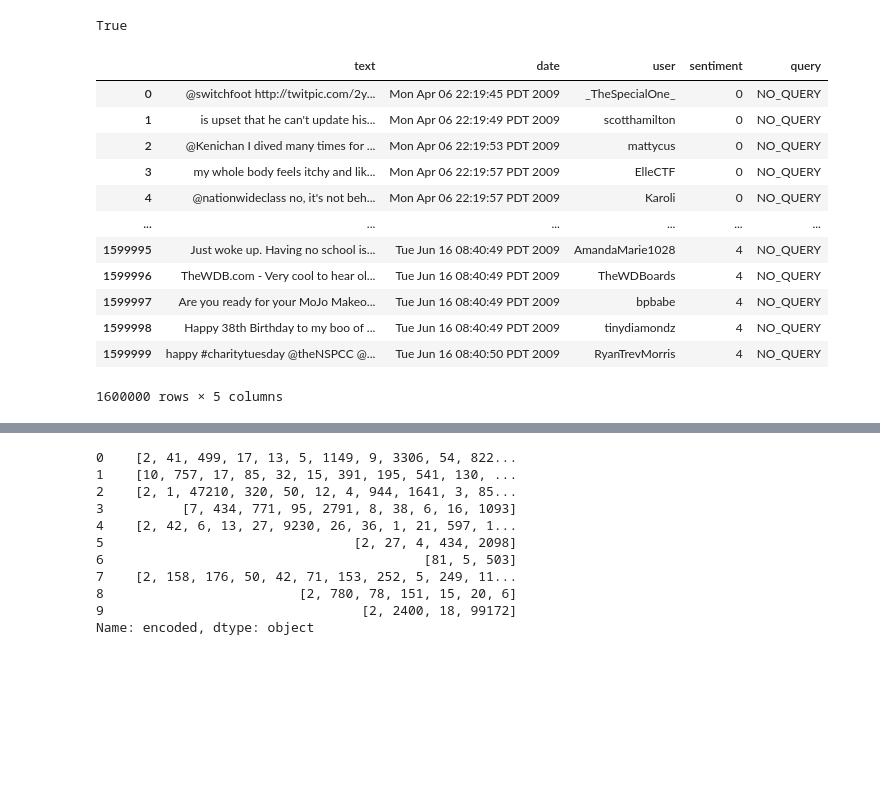
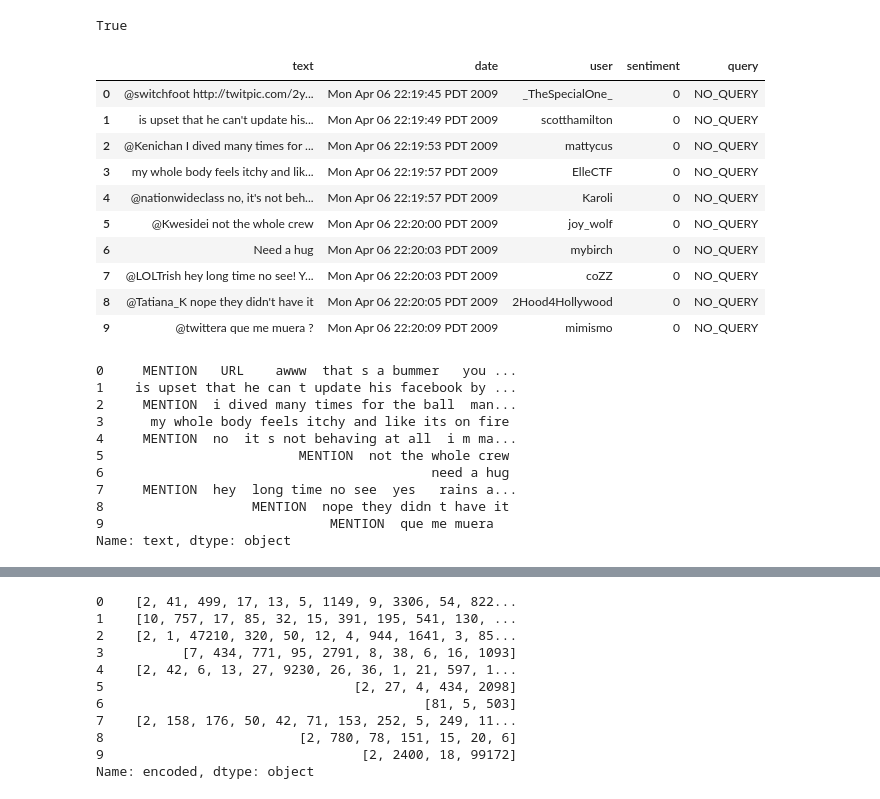
Before and after one commit to pouriaSameti/NLP, a Jupyter notebook: 3-RNN/Sentiment Analysis.ipynb, the cells around one changed output, grey strips where cells are left out. Cells and saved outputs as stored; diff of their text form; code cells hidden in the pictures; blank space fills up the shorter version.

```diff
--- a/3-RNN/Sentiment Analysis.ipynb
+++ b/3-RNN/Sentiment Analysis.ipynb
@@ -18,24 +18,21 @@ nltk.download('wordnet')
 True
 # %%
 dataset = pd.read_csv('Data/sentiment140.csv')
-dataset
+dataset[:10]
 # %% [output]
 |  | text | date | user | sentiment | query |
 | 0 | @switchfoot http://twitpic.com/2y... | Mon Apr 06 22:19:45 PDT 2009 | _TheSpecialOne_ | 0 | NO_QUERY |
 | 1 | is upset that he can't update his... | Mon Apr 06 22:19:49 PDT 2009 | scotthamilton | 0 | NO_QUERY |
 | 2 | @Kenichan I dived many times for ... | Mon Apr 06 22:19:53 PDT 2009 | mattycus | 0 | NO_QUERY |
 | 3 | my whole body feels itchy and lik... | Mon Apr 06 22:19:57 PDT 2009 | ElleCTF | 0 | NO_QUERY |
 | 4 | @nationwideclass no, it's not beh... | Mon Apr 06 22:19:57 PDT 2009 | Karoli | 0 | NO_QUERY |
-| ... | ... | ... | ... | ... | ... |
-| 1599995 | Just woke up. Having no school is... | Tue Jun 16 08:40:49 PDT 2009 | AmandaMarie1028 | 4 | NO_QUERY |
-| 1599996 | TheWDB.com - Very cool to hear ol... | Tue Jun 16 08:40:49 PDT 2009 | TheWDBoards | 4 | NO_QUERY |
-| 1599997 | Are you ready for your MoJo Makeo... | Tue Jun 16 08:40:49 PDT 2009 | bpbabe | 4 | NO_QUERY |
-| 1599998 | Happy 38th Birthday to my boo of ... | Tue Jun 16 08:40:49 PDT 2009 | tinydiamondz | 4 | NO_QUERY |
-| 1599999 | happy #charitytuesday @theNSPCC @... | Tue Jun 16 08:40:50 PDT 2009 | RyanTrevMorris | 4 | NO_QUERY |
+| 5 | @Kwesidei not the whole crew | Mon Apr 06 22:20:00 PDT 2009 | joy_wolf | 0 | NO_QUERY |
+| 6 | Need a hug | Mon Apr 06 22:20:03 PDT 2009 | mybirch | 0 | NO_QUERY |
+| 7 | @LOLTrish hey long time no see! Y... | Mon Apr 06 22:20:03 PDT 2009 | coZZ | 0 | NO_QUERY |
+| 8 | @Tatiana_K nope they didn't have it | Mon Apr 06 22:20:05 PDT 2009 | 2Hood4Hollywood | 0 | NO_QUERY |
+| 9 | @twittera que me muera ? | Mon Apr 06 22:20:09 PDT 2009 | mimismo | 0 | NO_QUERY |
-1600000 rows × 5 columns
 # %%
 #remove web addresses, signs
-#change to lowercase
 
 import re
 import string
@@ -60,5 +57,18 @@ def clean_en_text(text):
     return text
 
 dataset['text'] = dataset['text'].apply(clean_en_text)
+dataset['text'][:10]
+# %% [output]
+0     MENTION   URL    awww  that s a bummer   you ...
+1    is upset that he can t update his facebook by ...
+2     MENTION  i dived many times for the ball  man...
+3      my whole body feels itchy and like its on fire
+4     MENTION  no  it s not behaving at all  i m ma...
+5                         MENTION  not the whole crew
+6                                          need a hug
+7     MENTION  hey  long time no see  yes   rains a...
+8                   MENTION  nope they didn t have it
+9                             MENTION  que me muera
+Name: text, dtype: object
 # %%
 # Tokenizing
```
Also changed, not shown: parts of 3 cells of this notebook.
